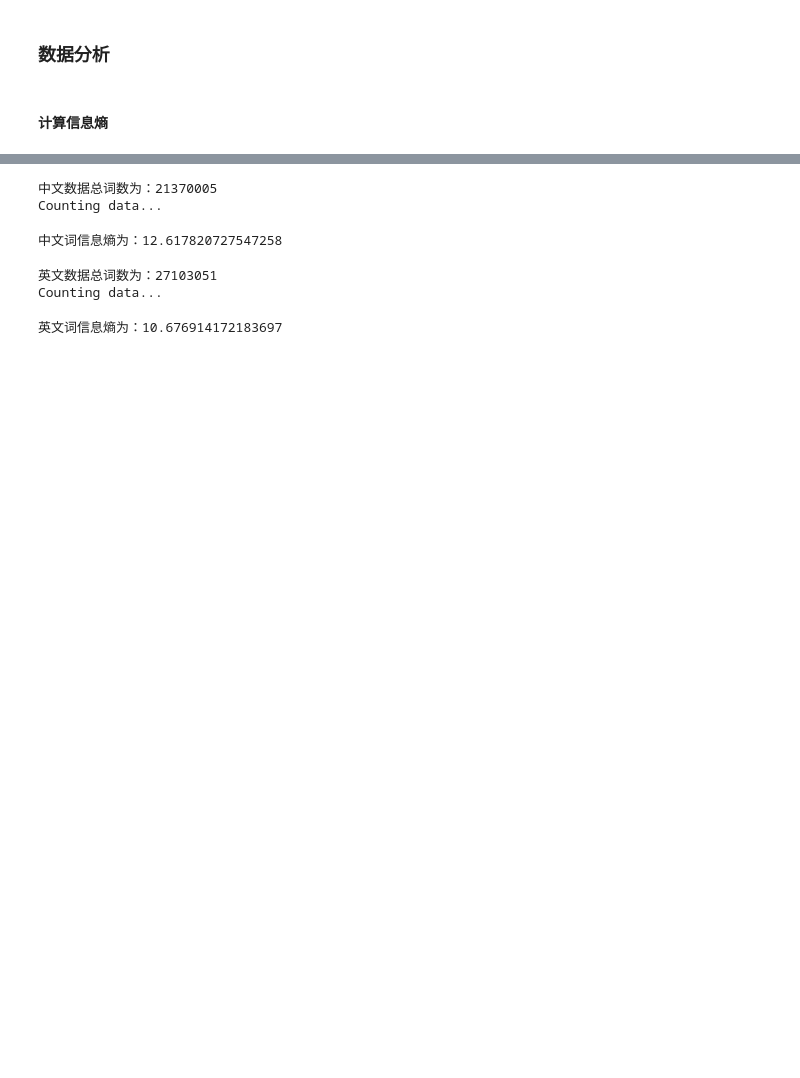
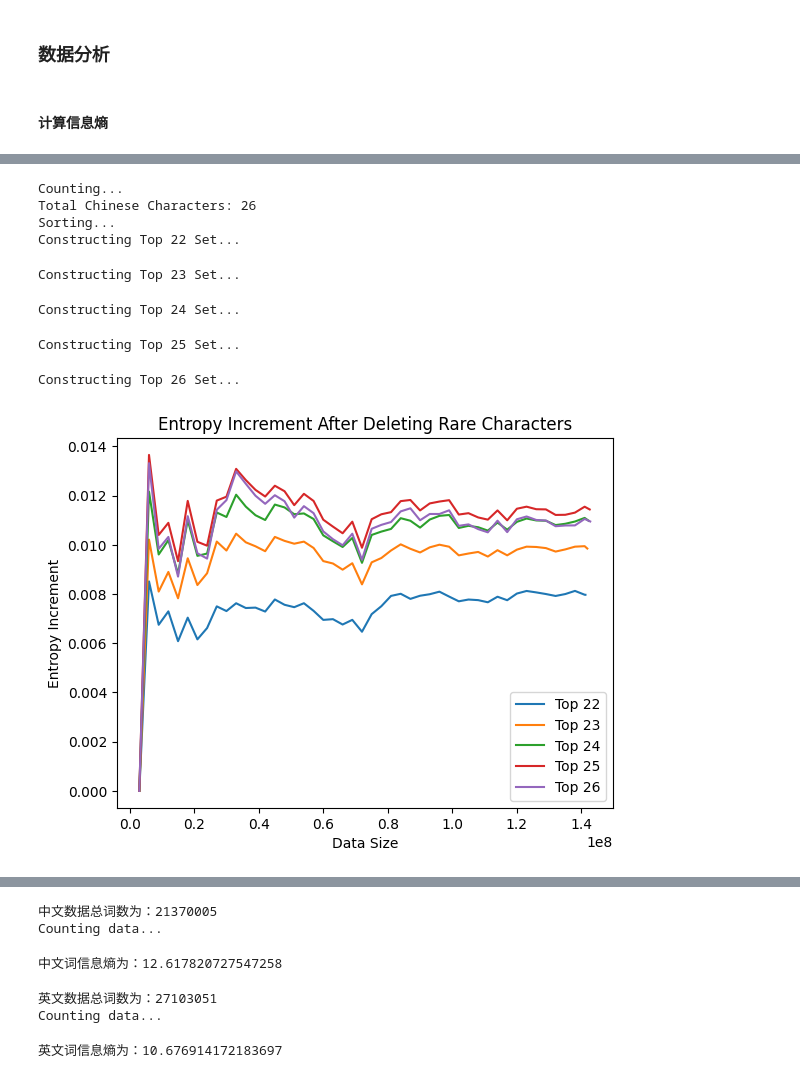
Before and after one commit to SunnyYYLin/text-entropy, a Jupyter notebook: main.ipynb, the cells around one changed output, grey strips where cells are left out. Drawn from its saved outputs; the diff is of its cells as text; code cells hidden in the pictures; blank space fills up the shorter version.

```diff
--- a/main.ipynb
+++ b/main.ipynb
@@ -63,0 +140,34 @@ fig2 = entropy_curve(en_chrs, 3_000_000)
+# %%
+from collections import Counter
+from utils.entropy import entropy_curve
+
+print("Counting...")
+counter = Counter(en_chrs)
+print(f"Total Chinese Characters: {len(counter)}")
+print("Sorting...")
+sorted_counter = sorted(counter.items(), key=lambda x: x[1], reverse=True)
+sorted_chrs = [chr for chr, _ in sorted_counter]
+for i in [22, 23, 24, 25, 26]:
+    print(f"Constructing Top {i} Set...")
+    top_set = set(sorted_chrs[:i])
+    chrs = [chr for chr in tqdm(en_chrs) if chr in top_set]
+    fig = entropy_curve(chrs, 3_000_000)
+    fig = list(fig)
+    base = fig[1][0]
+    fig[1] = [entropy-base for entropy in fig[1]]
+    plt.plot(fig[0], fig[1], label=f'Top {i}')
+plt.legend()
+plt.xlabel("Data Size")
+plt.ylabel("Entropy Increment")
+plt.title("Entropy Increment After Deleting Rare Characters")
+plt.show()
+# %% [output]
+Counting...
+Total Chinese Characters: 26
+Sorting...
+Constructing Top 22 Set...
+Constructing Top 23 Set...
+Constructing Top 24 Set...
+Constructing Top 25 Set...
+Constructing Top 26 Set...
+[figure, added]
```
Also changed, not shown: parts of 17 cells of this notebook, 16 other files.
